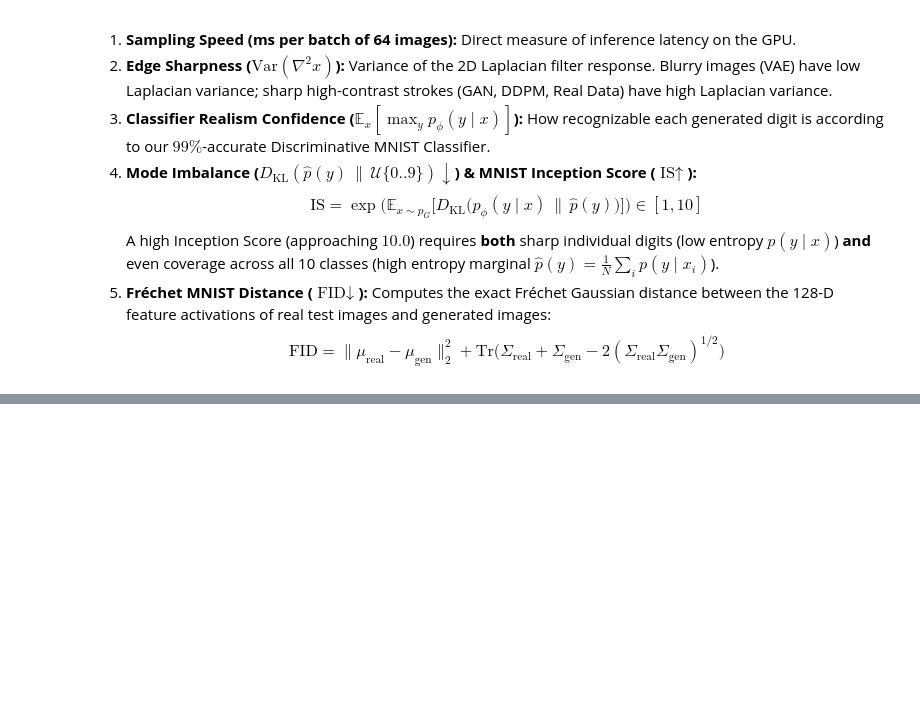
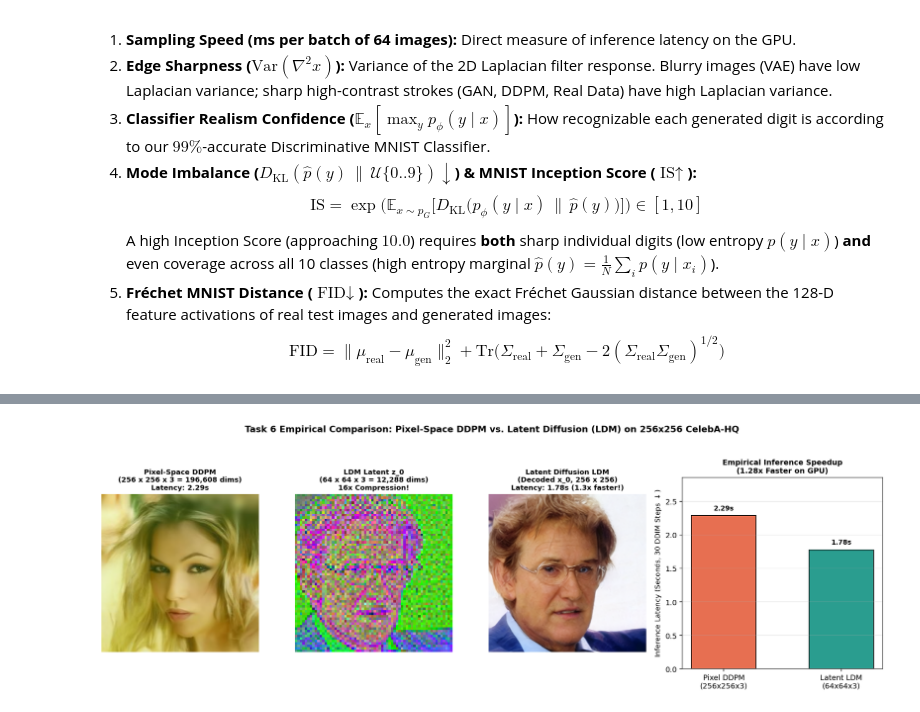
Before and after one commit to ChiVan222/AI_Seminar_Diffusion, a Jupyter notebook: experiments/task1_generative_paradigms_comparison.ipynb, the cells around one changed output, grey strips where cells are left out. Saved outputs shown, nothing was run; the diff lists cells and outputs as text; code cells hidden in the pictures; blank space fills up the shorter version.

```diff
--- a/experiments/task1_generative_paradigms_comparison.ipynb
+++ b/experiments/task1_generative_paradigms_comparison.ipynb
@@ -1084,0 +1343,83 @@ plt.show()
+# %%
+from diffusers import DiffusionPipeline
+
+print("Loading google/ddpm-celebahq-256...")
+pipe_pixel_ddpm = DDPMPipeline.from_pretrained("google/ddpm-celebahq-256").to(device)
+sched_pixel = DDIMScheduler.from_config(pipe_pixel_ddpm.scheduler.config)
+pipe_pixel_ddpm.scheduler = sched_pixel
+
+print("Loading CompVis/ldm-celebahq-256...")
+pipe_latent_ldm = DiffusionPipeline.from_pretrained("CompVis/ldm-celebahq-256").to(device)
+
+STEPS_BENCH = 30
+
+# Benchmark Pixel-Space DDPM
+torch.cuda.reset_peak_memory_stats()
+if torch.cuda.is_available(): torch.cuda.synchronize()
+t_start = time.perf_counter()
+with torch.no_grad():
+    torch.manual_seed(101)
+    img_pixel = pipe_pixel_ddpm(batch_size=1, num_inference_steps=STEPS_BENCH).images[0]
+if torch.cuda.is_available(): torch.cuda.synchronize()
+t_pixel = time.perf_counter() - t_start
+vram_pixel = torch.cuda.max_memory_allocated() / (1024 ** 2)
+
+# Benchmark Latent-Space LDM
+torch.cuda.reset_peak_memory_stats()
+if torch.cuda.is_available(): torch.cuda.synchronize()
+t_start = time.perf_counter()
+with torch.no_grad():
+    torch.manual_seed(101)
+    latents = torch.randn(1, 3, 64, 64, device=device)
+    pipe_latent_ldm.scheduler.set_timesteps(STEPS_BENCH, device=device)
+    for t in pipe_latent_ldm.scheduler.timesteps:
+        res = pipe_latent_ldm.unet(latents, t).sample
+        latents = pipe_latent_ldm.scheduler.step(res, t, latents).prev_sample
+    img_latent_tensor = pipe_latent_ldm.vqvae.decode(latents).sample
+    img_latent = ((img_latent_tensor[0].permute(1, 2, 0).clamp(-1, 1) + 1.0) * 0.5).cpu().numpy()
+
+if torch.cuda.is_available(): torch.cuda.synchronize()
+t_latent = time.perf_counter() - t_start
+vram_latent = torch.cuda.max_memory_allocated() / (1024 ** 2)
+
+print(f"Pixel DDPM: {t_pixel:.2f}s | Peak VRAM: {vram_pixel:.1f} MB | Dims: 256x256x3 = 196,608")
+print(f"Latent LDM: {t_latent:.2f}s | Peak VRAM: {vram_latent:.1f} MB | Dims: 64x64x3 = 12,288 ({196608/12288:.0f}x smaller)")
+print(f"Speedup: {t_pixel / t_latent:.2f}x faster!")
+
+# Plot Task 6 Comparison
+fig = plt.figure(figsize=(15, 5))
+gs = gridspec.GridSpec(1, 4, width_ratios=[1.1, 1.1, 1.1, 1.4])
+
+ax0 = fig.add_subplot(gs[0])
+ax0.imshow(img_pixel)
+ax0.set_title(f"Pixel-Space DDPM\n(256 x 256 x 3 = 196,608 dims)\nLatency: {t_pixel:.2f}s", fontsize=9.5, fontweight="bold")
+ax0.axis("off")
+
+ax1 = fig.add_subplot(gs[1])
+lat_vis = ((latents[0].permute(1, 2, 0).clamp(-2, 2) + 2) / 4.0).cpu().numpy()
+ax1.imshow(lat_vis)
+ax1.set_title(f"LDM Latent z_0\n(64 x 64 x 3 = 12,288 dims)\n16x Compression!", fontsize=9.5, fontweight="bold")
+ax1.axis("off")
+
+ax2 = fig.add_subplot(gs[2])
+ax2.imshow(img_latent)
+ax2.set_title(f"Latent Diffusion LDM\n(Decoded x_0, 256 x 256)\nLatency: {t_latent:.2f}s ({t_pixel/t_latent:.1f}x faster!)", fontsize=9.5, fontweight="bold")
+ax2.axis("off")
+
+ax3 = fig.add_subplot(gs[3])
+x_labels = ["Pixel DDPM\n(256x256x3)", "Latent LDM\n(64x64x3)"]
+speed_vals = [t_pixel, t_latent]
+colors = ["#e76f51", "#2a9d8f"]
+bars = ax3.bar(x_labels, speed_vals, color=colors, edgecolor="black", width=0.55)
+ax3.set_ylabel("Inference Latency (Seconds, 30 DDIM Steps $\\downarrow$)", fontsize=9.5)
+ax3.set_title(f"Empirical Inference Speedup\n({t_pixel/t_latent:.2f}x Faster on GPU)", fontsize=10, fontweight="bold")
+ax3.grid(axis="y", alpha=0.3)
+for bar, val in zip(bars, speed_vals):
+    ax3.text(bar.get_x() + bar.get_width() / 2, val + 0.08, f"{val:.2f}s", ha="center", fontsize=9, fontweight="bold")
+ax3.set_ylim(0, max(speed_vals) * 1.25)
+
+plt.suptitle("Task 6 Empirical Comparison: Pixel-Space DDPM vs. Latent Diffusion (LDM) on 256x256 CelebA-HQ", fontsize=12, fontweight="bold", y=1.03)
+plt.tight_layout()
+plt.savefig(os.path.join(FIG_DIR, "task6_pixel_ddpm_vs_latent_ldm.png"), bbox_inches="tight")
+plt.show()
+# %% [output]
@@ -1085,2 +1431,3 @@ plt.show()
+[figure, added]
 # %% [markdown]
 ---
```
Also changed, not shown: parts of 21 cells of this notebook, 12 other files.
